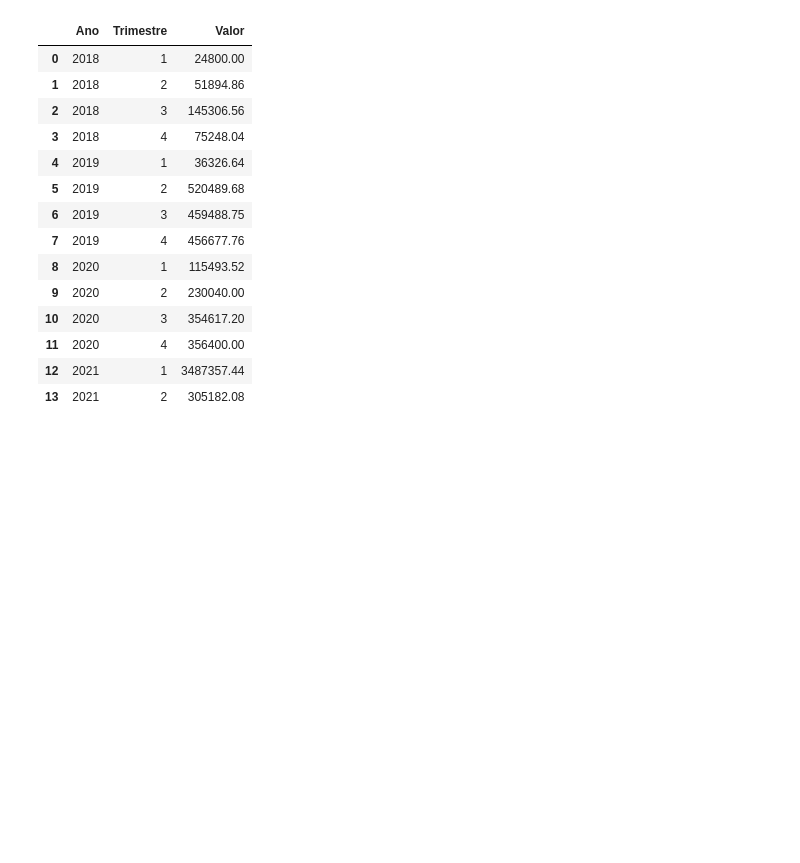
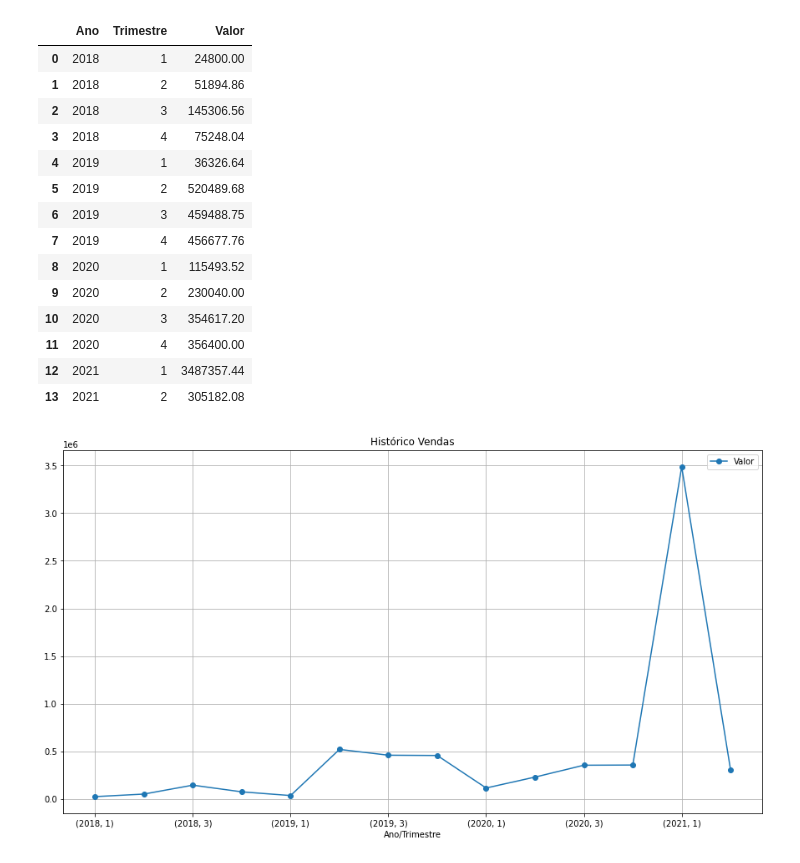
Before and after one commit to QuarksEcosystem/desafio-sql, a Jupyter notebook: desafio_sql.ipynb, the cells around one changed output. Drawn from its saved outputs; the diff is of its cells as text; code cells hidden in the pictures; blank space fills up the shorter version.

```diff
--- a/desafio_sql.ipynb
+++ b/desafio_sql.ipynb
@@ -88,3 +88,12 @@ tabela_vendas_ano_trismestre
 | 11 | 2020 | 4 | 356400.00 |
 | 12 | 2021 | 1 | 3487357.44 |
 | 13 | 2021 | 2 | 305182.08 |
+# %%
+x = tabela_vendas_ano_trismestre.groupby(by=['Ano', 'Trimestre'])[['Valor']].sum()
+x.plot(figsize=(15, 8),
+       marker='o',
+       title='Histórico Vendas',
+       grid=True,
+       xlabel='Ano/Trimestre');
+# %% [output]
+[figure, added]
```
